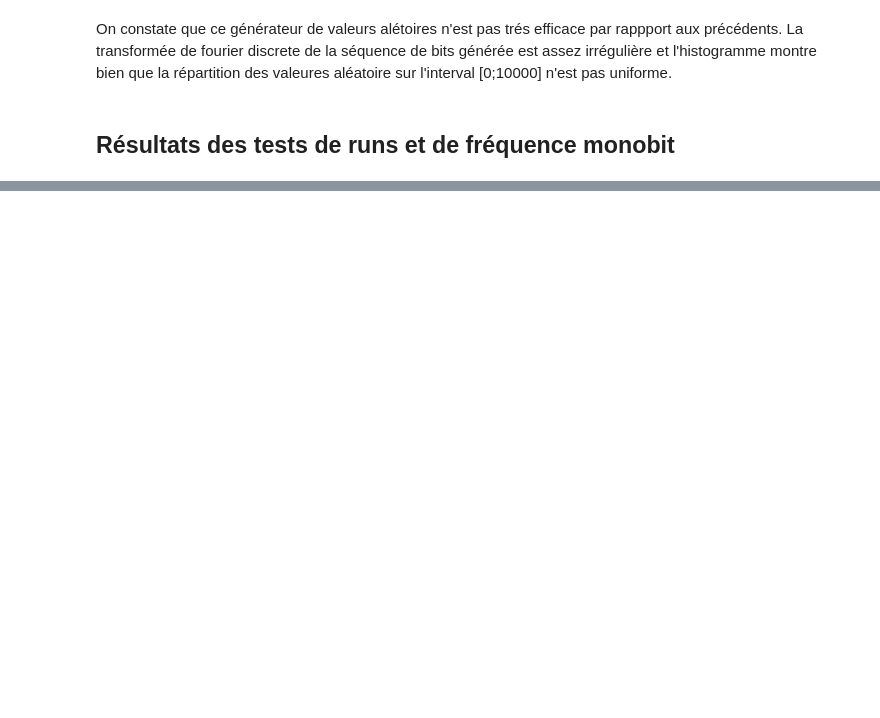
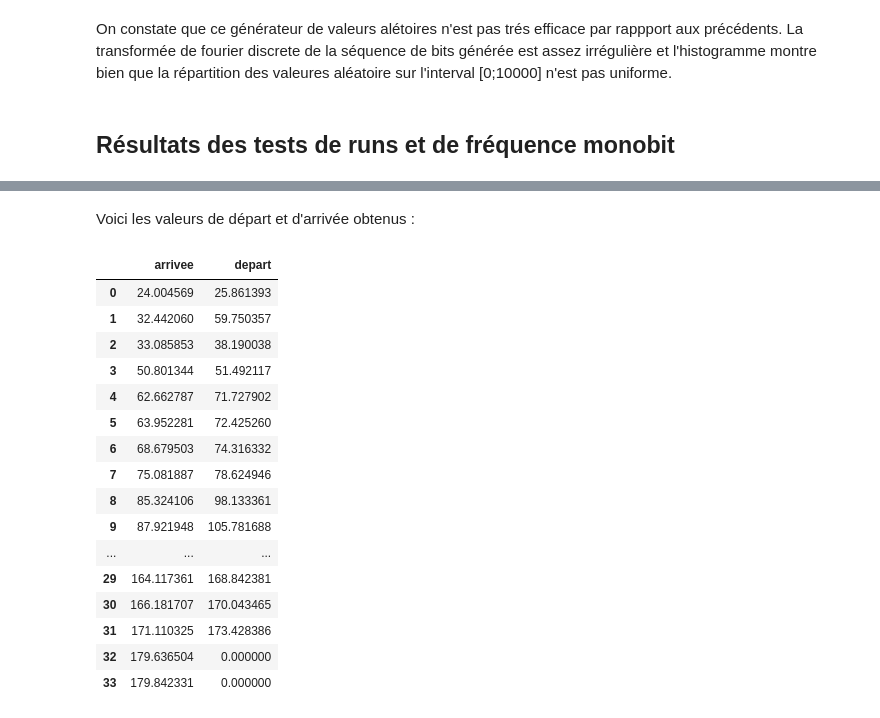
Before and after one commit to PaulEmmanuelSotir/TPs_3IF, a Jupyter notebook: TP1_Probas/ResultAnalysis/ResultAnalysisNotebook.ipynb, the cells around one changed output, grey strips where cells are left out. Cells and saved outputs as stored; diff of their text form; code cells hidden in the pictures; blank space fills up the shorter version.

```diff
--- a/TP1_Probas/ResultAnalysis/ResultAnalysisNotebook.ipynb
+++ b/TP1_Probas/ResultAnalysis/ResultAnalysisNotebook.ipynb
@@ -140,0 +229,23 @@ On constate que tout les générateurs alétoires sont au dessus de la barre des
+# %% [markdown]
+Voici les valeurs de départ et d'arrivée obtenus :
+# %%
+file_mm2 = pd.read_csv(path + '_file_mm2.csv', quoting=2)
+file_mm2
+# %% [output]
+|  | arrivee | depart |
+| 0 | 24.004569 | 25.861393 |
+| 1 | 32.442060 | 59.750357 |
+| 2 | 33.085853 | 38.190038 |
+| 3 | 50.801344 | 51.492117 |
+| 4 | 62.662787 | 71.727902 |
+| 5 | 63.952281 | 72.425260 |
+| 6 | 68.679503 | 74.316332 |
+| 7 | 75.081887 | 78.624946 |
+| 8 | 85.324106 | 98.133361 |
+| 9 | 87.921948 | 105.781688 |
+| ... | ... | ... |
+| 29 | 164.117361 | 168.842381 |
+| 30 | 166.181707 | 170.043465 |
+| 31 | 171.110325 | 173.428386 |
+| 32 | 179.636504 | 0.000000 |
+| 33 | 179.842331 | 0.000000 |
```
Also changed, not shown: parts of 30 cells of this notebook, 15 other files.
